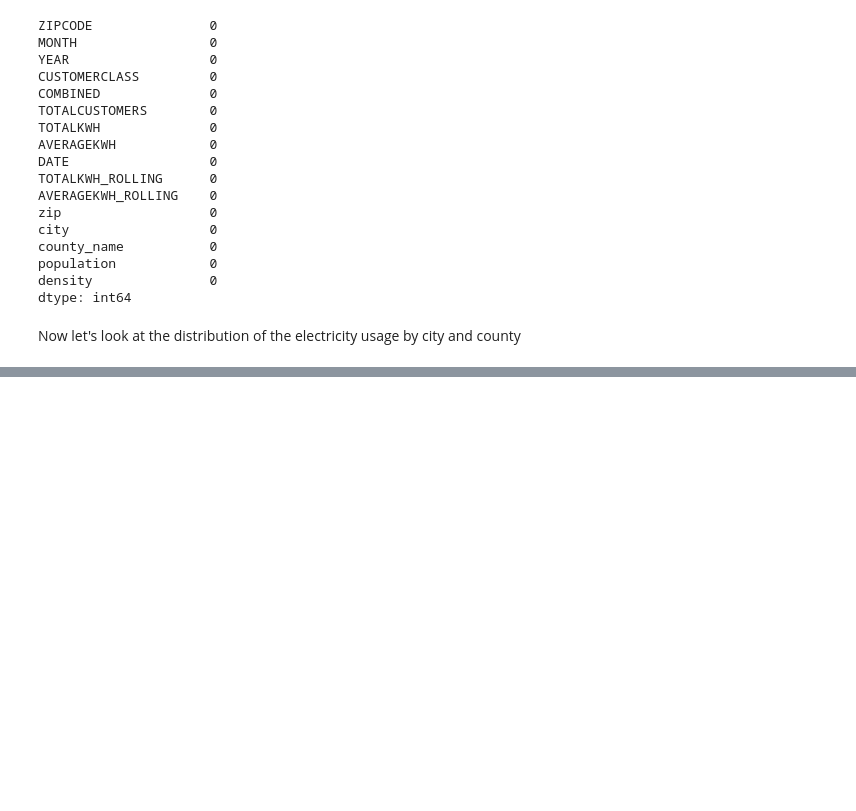
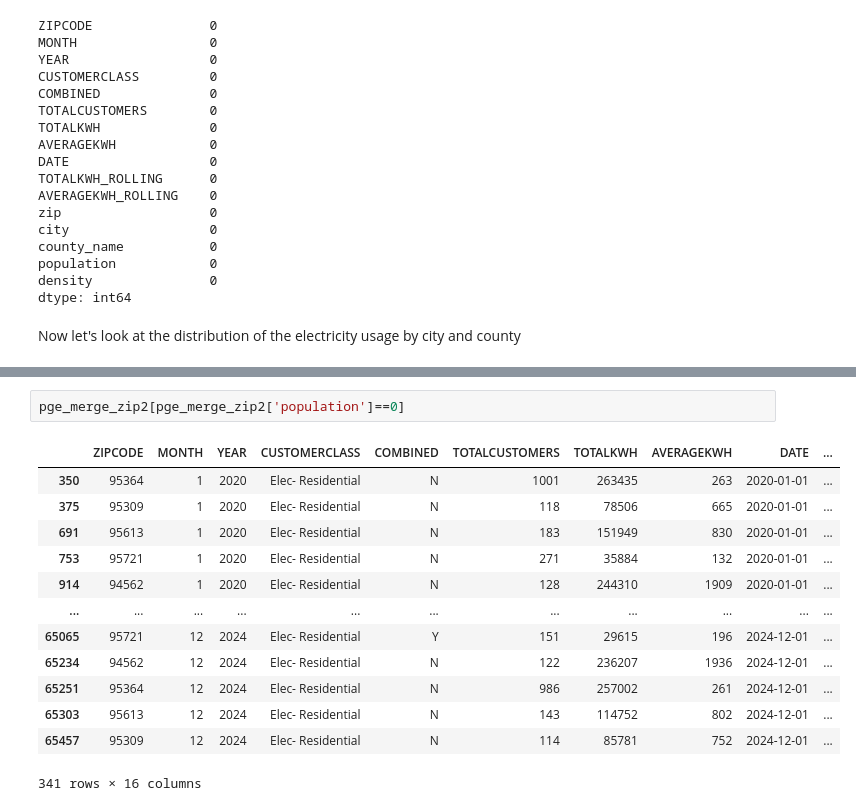
Before and after one commit to kaia-hu/Energy_Load_Forcasting, a Jupyter notebook: PGE_data_cleaning.ipynb, the cells around one changed output, grey strips where cells are left out. Drawn from its saved outputs; the diff is of its cells as text; blank space fills up the shorter version.

```diff
--- a/PGE_data_cleaning.ipynb
+++ b/PGE_data_cleaning.ipynb
@@ -423,0 +466,16 @@ Now let's look at the distribution of the electricity usage by city and county
+# %%
+pge_merge_zip2[pge_merge_zip2['population']==0]
+# %% [output]
+|  | ZIPCODE | MONTH | YEAR | CUSTOMERCLASS | COMBINED | TOTALCUSTOMERS | TOTALKWH | AVERAGEKWH | DATE | ... |
+| 350 | 95364 | 1 | 2020 | Elec- Residential | N | 1001 | 263435 | 263 | 2020-01-01 | ... |
+| 375 | 95309 | 1 | 2020 | Elec- Residential | N | 118 | 78506 | 665 | 2020-01-01 | ... |
+| 691 | 95613 | 1 | 2020 | Elec- Residential | N | 183 | 151949 | 830 | 2020-01-01 | ... |
+| 753 | 95721 | 1 | 2020 | Elec- Residential | N | 271 | 35884 | 132 | 2020-01-01 | ... |
+| 914 | 94562 | 1 | 2020 | Elec- Residential | N | 128 | 244310 | 1909 | 2020-01-01 | ... |
+| ... | ... | ... | ... | ... | ... | ... | ... | ... | ... | ... |
+| 65065 | 95721 | 12 | 2024 | Elec- Residential | Y | 151 | 29615 | 196 | 2024-12-01 | ... |
+| 65234 | 94562 | 12 | 2024 | Elec- Residential | N | 122 | 236207 | 1936 | 2024-12-01 | ... |
+| 65251 | 95364 | 12 | 2024 | Elec- Residential | N | 986 | 257002 | 261 | 2024-12-01 | ... |
+| 65303 | 95613 | 12 | 2024 | Elec- Residential | N | 143 | 114752 | 802 | 2024-12-01 | ... |
+| 65457 | 95309 | 12 | 2024 | Elec- Residential | N | 114 | 85781 | 752 | 2024-12-01 | ... |
+341 rows × 16 columns
```
Also changed, not shown: parts of 2 cells of this notebook.
